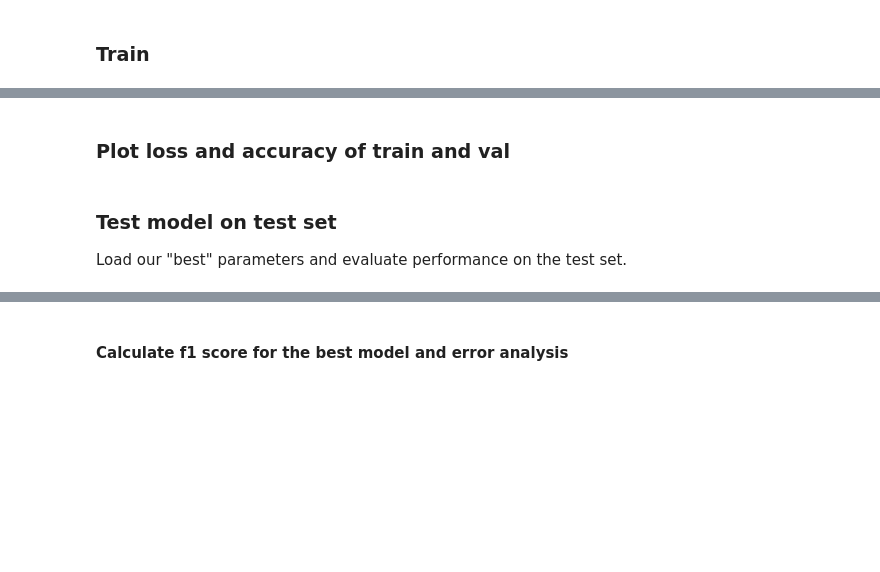
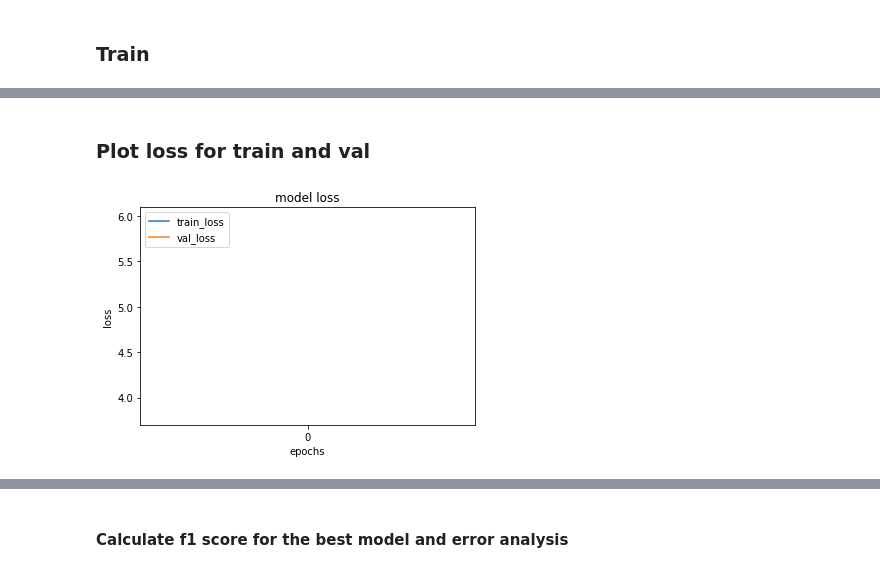
Before and after one commit to pptr3/nlp-assignments, a Jupyter notebook: assignment3/Assignment_3.ipynb, the cells around one changed output, grey strips where cells are left out. Drawn from its saved outputs; the diff is of its cells as text; code cells hidden in the pictures; blank space fills up the shorter version.

```diff
--- a/assignment3/Assignment_3.ipynb
+++ b/assignment3/Assignment_3.ipynb
@@ -563,6 +491,0 @@ Load our "best" parameters and evaluate performance on the test set.
-# %%
-model.load_state_dict(torch.load('tut1-model.pt'))
-
-test_loss, test_acc = evaluate(model, test_iterator, criterion, TAG_PAD_IDX)
-
-print(f'Test Loss: {test_loss:.3f} |  Test Acc: {test_acc*100:.2f}%')
@@ -664,7 +579,7 @@ DROPOUT = 0.25
 PAD_IDX = text.vocab.stoi[text.pad_token]
 TAG_PAD_IDX = label.vocab.stoi[label.pad_token]
 
-model = BiLSTM_CRF(INPUT_DIM,
+model_BiLSTM_CRF = BiLSTM_CRF(INPUT_DIM,
                         EMBEDDING_DIM,
                         HIDDEN_DIM,
                         OUTPUT_DIM,
@@ -673,15 +588,15 @@ model = BiLSTM_CRF(INPUT_DIM,
 
 # Initialization
 pretrained_embeddings = text.vocab.vectors
-model.embedding.weight.data.copy_(pretrained_embeddings)
-model.embedding.weight.data[PAD_IDX] = torch.zeros(EMBEDDING_DIM)
-optimizer = optim.Adam(model.parameters())
+model_BiLSTM_CRF.embedding.weight.data.copy_(pretrained_embeddings)
+model_BiLSTM_CRF.embedding.weight.data[PAD_IDX] = torch.zeros(EMBEDDING_DIM)
+optimizer = optim.Adam(model_BiLSTM_CRF.parameters())
 TAG_PAD_IDX = label.vocab.stoi[label.pad_token]
-model = model.to(device)
+model_BiLSTM_CRF = model_BiLSTM_CRF.to(device)
 # %% [markdown]
 ### Train
 # %%
-N_EPOCHS = 2
+N_EPOCHS = 1
 
 best_valid_loss = float('inf')
 train_loss_accum4, val_loss_accum4, = [], []
@@ -696,14 +611,14 @@ for ex in val_data:
     n_tokens_valid += len(ex.text)
 
 n_batches = np.ceil(n_sentences_train / BATCH_SIZE)
-mean_n_tokens = (n_tokens_train / n_batches) * BATCH_SIZE
+mean_n_tokens = (n_tokens_train / n_batches) # * BATCH_SIZE
 
 for epoch in range(N_EPOCHS):
 
     start_time = time.time()
 
-    train_loss = train(model, train_iterator, optimizer, mean_n_tokens, TAG_PAD_IDX)
-    valid_loss = evaluate(model, valid_iterator, optimizer, mean_n_tokens, TAG_PAD_IDX)
+    train_loss = train_crf(model_BiLSTM_CRF, train_iterator, optimizer, mean_n_tokens, TAG_PAD_IDX)
+    valid_loss = evaluate_crf(model_BiLSTM_CRF, valid_iterator, optimizer, mean_n_tokens, TAG_PAD_IDX)
     train_loss_accum4.append(train_loss)
     val_loss_accum4.append(valid_loss)
     end_time = time.time()
@@ -712,9 +627,9 @@ for epoch in range(N_EPOCHS):
 
     if valid_loss < best_valid_loss:
         best_valid_loss = valid_loss
-        torch.save(model.state_dict(), 'tut1-model.pt')
+        torch.save(model_BiLSTM_CRF.state_dict(), 'tut1-model.pt')
 
     print(f'Epoch: {epoch+1:02} | Epoch Time: {epoch_mins}m {epoch_secs}s')
-    print(f'\tTrain Loss: {train_loss:.3f})
-    print(f'\t Val. Loss: {valid_loss:.3f})
+    print(f'\tTrain Loss: {train_loss:.3f}')
+    print(f'\t Val. Loss: {valid_loss:.3f}')
 # %% [output]
@@ -727,24 +639,13 @@ Epoch: 02 | Epoch Time: 2m 3s
 # %% [markdown]
-### Plot loss and accuracy of train and val
+### Plot loss for train and val
 # %%
-# Accuracy
-plt.plot(train_acc_accum4)
-plt.plot(val_acc_accum4)
-plt.title('model accuracy')
-plt.ylabel('accuracy')
-plt.xlabel('epochs')
-plt.xticks(range(N_EPOCHS))
-plt.legend(['train_acc', 'val_acc'], loc='upper left')
-plt.show()
-# Loss
-plt.plot(train_loss_accum)
-plt.plot(val_loss_accum)
+plt.plot(train_loss_accum4)
+plt.plot(val_loss_accum4)
 plt.title('model loss')
 plt.ylabel('loss')
 plt.xlabel('epochs')
 plt.xticks(range(N_EPOCHS))
 plt.legend(['train_loss', 'val_loss'], loc='upper left')
 plt.show()
+# %% [output]
+[figure, added]
-# %% [markdown]
-### Test model on test set
-Load our "best" parameters and evaluate performance on the test set.
```
Also changed, not shown: parts of 31 cells of this notebook.
